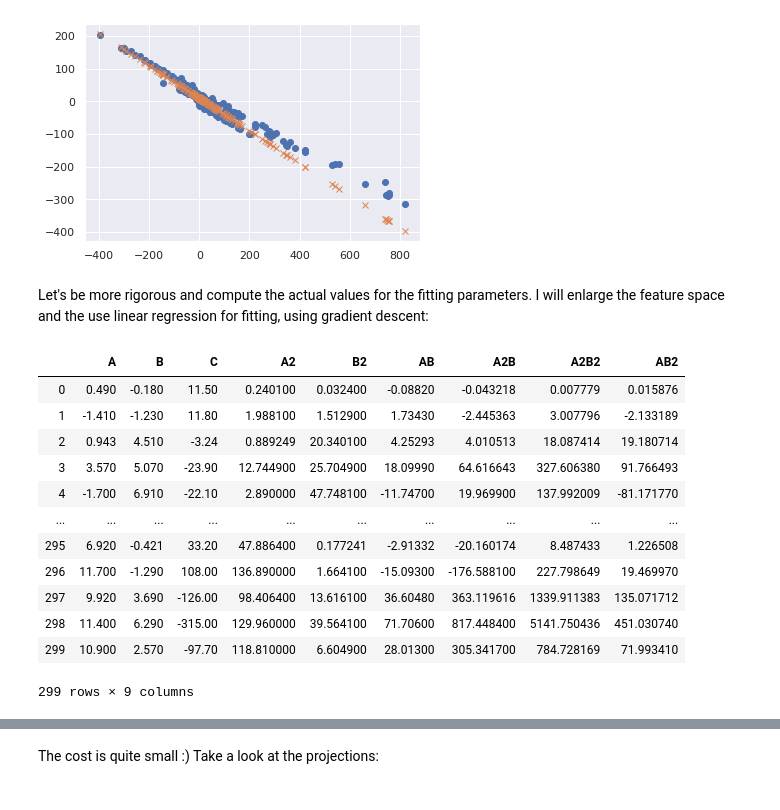
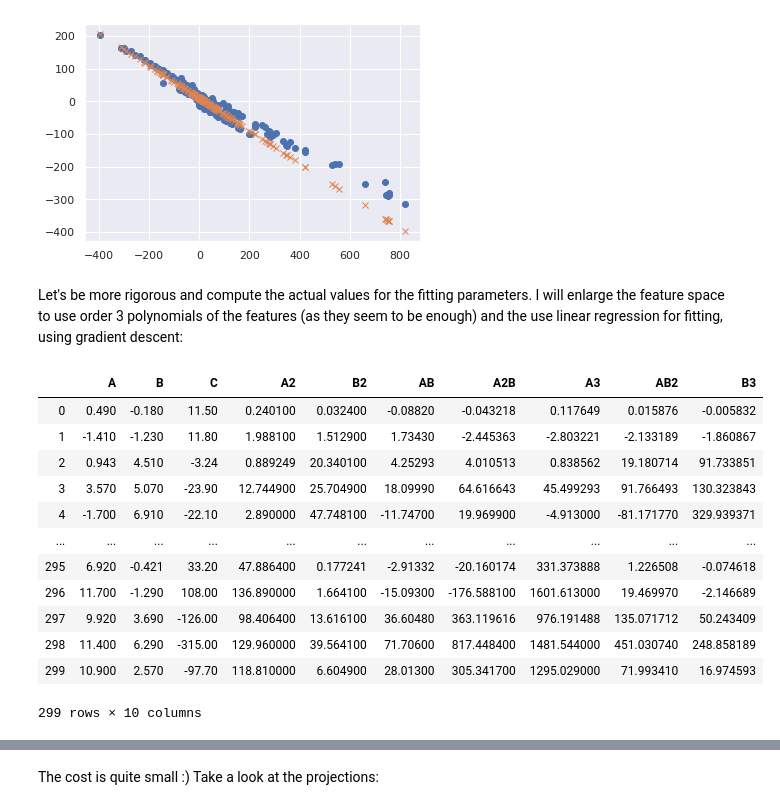
Before and after one commit to matiasrvazquez/DS-projects, a Jupyter notebook: Moloco_test.ipynb, the cells around one changed output, grey strips where cells are left out. Drawn from its saved outputs; the diff is of its cells as text; code cells hidden in the pictures.

```diff
--- a/Moloco_test.ipynb
+++ b/Moloco_test.ipynb
@@ -394,26 +394,27 @@ plt.plot( df_reg['A']**2 * df_reg['B'], a1 * df_reg['A']**2 * df_reg['B'] + a2,
 [<matplotlib.lines.Line2D at 0x...>]
 [figure]
 # %% [markdown]
-Let's be more rigorous and compute the actual values for the fitting parameters. I will enlarge the feature space and the use linear regression for fitting, using gradient descent:
+Let's be more rigorous and compute the actual values for the fitting parameters. I will enlarge the feature space to use order 3 polynomials of the features (as they seem to be enough) and the use linear regression for fitting, using gradient descent:
 # %%
 df_reg.loc[:,'A2B'] = df_reg['A']**2 * df_reg['B']
-df_reg.loc[:,'A2B2'] = df_reg['A']**2 * df_reg['B']**2
+df_reg.loc[:,'A3'] = df_reg['A']**3
 df_reg.loc[:,'AB2'] = df_reg['A'] * df_reg['B']**2
+df_reg.loc[:,'B3'] = df_reg['B']**3
 df_reg
 # %% [output]
-|  | A | B | C | A2 | B2 | AB | A2B | A2B2 | AB2 |
-| 0 | 0.490 | -0.180 | 11.50 | 0.240100 | 0.032400 | -0.08820 | -0.043218 | 0.007779 | 0.015876 |
-| 1 | -1.410 | -1.230 | 11.80 | 1.988100 | 1.512900 | 1.73430 | -2.445363 | 3.007796 | -2.133189 |
-| 2 | 0.943 | 4.510 | -3.24 | 0.889249 | 20.340100 | 4.25293 | 4.010513 | 18.087414 | 19.180714 |
-| 3 | 3.570 | 5.070 | -23.90 | 12.744900 | 25.704900 | 18.09990 | 64.616643 | 327.606380 | 91.766493 |
-| 4 | -1.700 | 6.910 | -22.10 | 2.890000 | 47.748100 | -11.74700 | 19.969900 | 137.992009 | -81.171770 |
-| ... | ... | ... | ... | ... | ... | ... | ... | ... | ... |
-| 295 | 6.920 | -0.421 | 33.20 | 47.886400 | 0.177241 | -2.91332 | -20.160174 | 8.487433 | 1.226508 |
-| 296 | 11.700 | -1.290 | 108.00 | 136.890000 | 1.664100 | -15.09300 | -176.588100 | 227.798649 | 19.469970 |
-| 297 | 9.920 | 3.690 | -126.00 | 98.406400 | 13.616100 | 36.60480 | 363.119616 | 1339.911383 | 135.071712 |
-| 298 | 11.400 | 6.290 | -315.00 | 129.960000 | 39.564100 | 71.70600 | 817.448400 | 5141.750436 | 451.030740 |
-| 299 | 10.900 | 2.570 | -97.70 | 118.810000 | 6.604900 | 28.01300 | 305.341700 | 784.728169 | 71.993410 |
+|  | A | B | C | A2 | B2 | AB | A2B | A3 | AB2 | B3 |
+| 0 | 0.490 | -0.180 | 11.50 | 0.240100 | 0.032400 | -0.08820 | -0.043218 | 0.117649 | 0.015876 | -0.005832 |
+| 1 | -1.410 | -1.230 | 11.80 | 1.988100 | 1.512900 | 1.73430 | -2.445363 | -2.803221 | -2.133189 | -1.860867 |
+| 2 | 0.943 | 4.510 | -3.24 | 0.889249 | 20.340100 | 4.25293 | 4.010513 | 0.838562 | 19.180714 | 91.733851 |
+| 3 | 3.570 | 5.070 | -23.90 | 12.744900 | 25.704900 | 18.09990 | 64.616643 | 45.499293 | 91.766493 | 130.323843 |
+| 4 | -1.700 | 6.910 | -22.10 | 2.890000 | 47.748100 | -11.74700 | 19.969900 | -4.913000 | -81.171770 | 329.939371 |
+| ... | ... | ... | ... | ... | ... | ... | ... | ... | ... | ... |
+| 295 | 6.920 | -0.421 | 33.20 | 47.886400 | 0.177241 | -2.91332 | -20.160174 | 331.373888 | 1.226508 | -0.074618 |
+| 296 | 11.700 | -1.290 | 108.00 | 136.890000 | 1.664100 | -15.09300 | -176.588100 | 1601.613000 | 19.469970 | -2.146689 |
+| 297 | 9.920 | 3.690 | -126.00 | 98.406400 | 13.616100 | 36.60480 | 363.119616 | 976.191488 | 135.071712 | 50.243409 |
+| 298 | 11.400 | 6.290 | -315.00 | 129.960000 | 39.564100 | 71.70600 | 817.448400 | 1481.544000 | 451.030740 | 248.858189 |
+| 299 | 10.900 | 2.570 | -97.70 | 118.810000 | 6.604900 | 28.01300 | 305.341700 | 1295.029000 | 71.993410 | 16.974593 |
-299 rows × 9 columns
+299 rows × 10 columns
 # %%
 df_reg.columns
 # %% [output]
```
Also changed, not shown: parts of 5 cells of this notebook.
